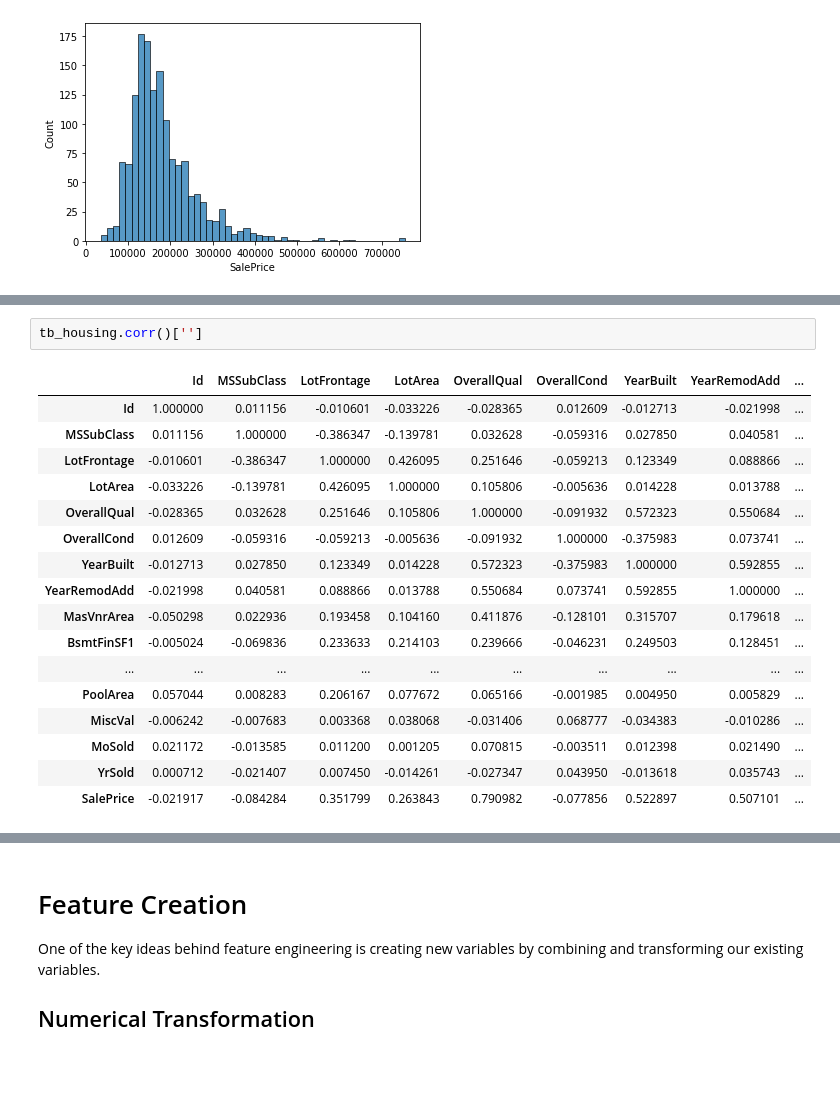
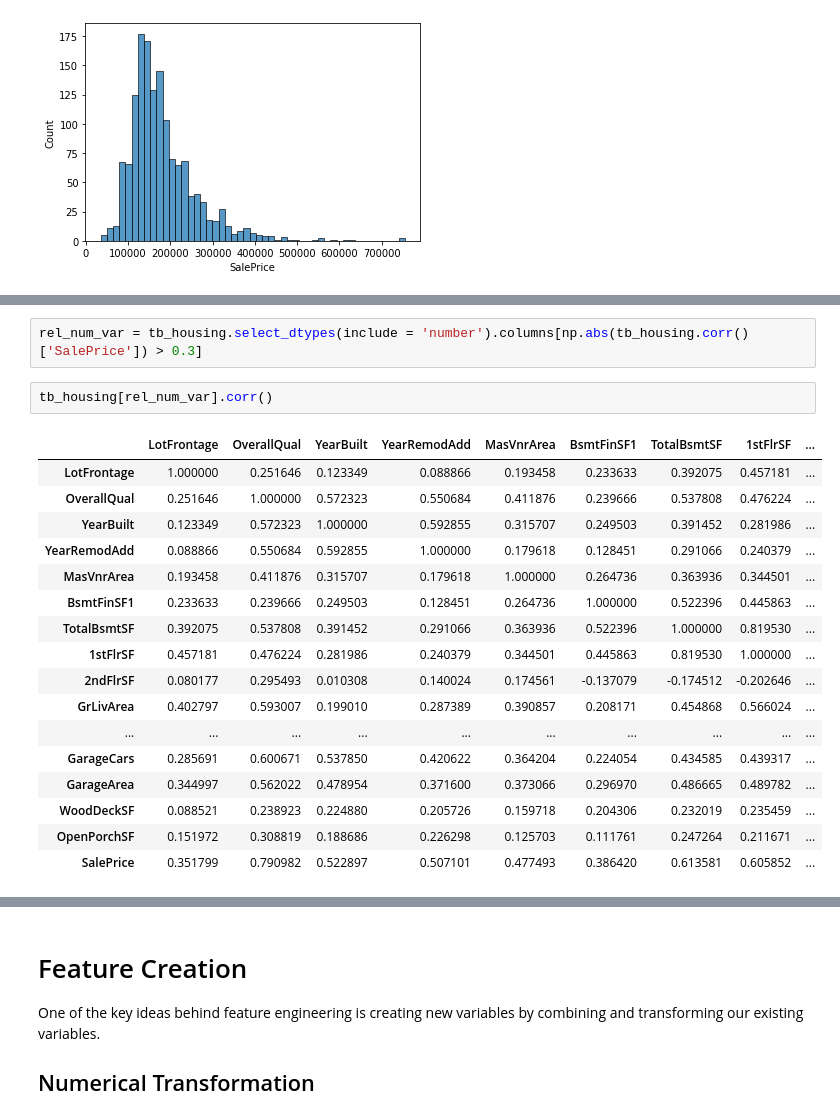
Before and after one commit to pedroteche-ih/DAFT_MEX_202209, a Jupyter notebook: Feature Engineering.ipynb, the cells around one changed output, grey strips where cells are left out. Saved outputs shown, nothing was run; the diff lists cells and outputs as text; blank space fills up the shorter version.

```diff
--- a/Feature Engineering.ipynb
+++ b/Feature Engineering.ipynb
@@ -46,20 +58,22 @@ sns.histplot(data = tb_housing, x = 'SalePrice')
+# %%
+rel_num_var = tb_housing.select_dtypes(include = 'number').columns[np.abs(tb_housing.corr()['SalePrice']) > 0.3]
 # %%
-tb_housing.corr()['']
+tb_housing[rel_num_var].corr()
 # %% [output]
-|  | Id | MSSubClass | LotFrontage | LotArea | OverallQual | OverallCond | YearBuilt | YearRemodAdd | ... |
-| Id | 1.000000 | 0.011156 | -0.010601 | -0.033226 | -0.028365 | 0.012609 | -0.012713 | -0.021998 | ... |
-| MSSubClass | 0.011156 | 1.000000 | -0.386347 | -0.139781 | 0.032628 | -0.059316 | 0.027850 | 0.040581 | ... |
-| LotFrontage | -0.010601 | -0.386347 | 1.000000 | 0.426095 | 0.251646 | -0.059213 | 0.123349 | 0.088866 | ... |
-| LotArea | -0.033226 | -0.139781 | 0.426095 | 1.000000 | 0.105806 | -0.005636 | 0.014228 | 0.013788 | ... |
-| OverallQual | -0.028365 | 0.032628 | 0.251646 | 0.105806 | 1.000000 | -0.091932 | 0.572323 | 0.550684 | ... |
-| OverallCond | 0.012609 | -0.059316 | -0.059213 | -0.005636 | -0.091932 | 1.000000 | -0.375983 | 0.073741 | ... |
-| YearBuilt | -0.012713 | 0.027850 | 0.123349 | 0.014228 | 0.572323 | -0.375983 | 1.000000 | 0.592855 | ... |
-| YearRemodAdd | -0.021998 | 0.040581 | 0.088866 | 0.013788 | 0.550684 | 0.073741 | 0.592855 | 1.000000 | ... |
-| MasVnrArea | -0.050298 | 0.022936 | 0.193458 | 0.104160 | 0.411876 | -0.128101 | 0.315707 | 0.179618 | ... |
-| BsmtFinSF1 | -0.005024 | -0.069836 | 0.233633 | 0.214103 | 0.239666 | -0.046231 | 0.249503 | 0.128451 | ... |
+|  | LotFrontage | OverallQual | YearBuilt | YearRemodAdd | MasVnrArea | BsmtFinSF1 | TotalBsmtSF | 1stFlrSF | ... |
+| LotFrontage | 1.000000 | 0.251646 | 0.123349 | 0.088866 | 0.193458 | 0.233633 | 0.392075 | 0.457181 | ... |
+| OverallQual | 0.251646 | 1.000000 | 0.572323 | 0.550684 | 0.411876 | 0.239666 | 0.537808 | 0.476224 | ... |
+| YearBuilt | 0.123349 | 0.572323 | 1.000000 | 0.592855 | 0.315707 | 0.249503 | 0.391452 | 0.281986 | ... |
+| YearRemodAdd | 0.088866 | 0.550684 | 0.592855 | 1.000000 | 0.179618 | 0.128451 | 0.291066 | 0.240379 | ... |
+| MasVnrArea | 0.193458 | 0.411876 | 0.315707 | 0.179618 | 1.000000 | 0.264736 | 0.363936 | 0.344501 | ... |
+| BsmtFinSF1 | 0.233633 | 0.239666 | 0.249503 | 0.128451 | 0.264736 | 1.000000 | 0.522396 | 0.445863 | ... |
+| TotalBsmtSF | 0.392075 | 0.537808 | 0.391452 | 0.291066 | 0.363936 | 0.522396 | 1.000000 | 0.819530 | ... |
+| 1stFlrSF | 0.457181 | 0.476224 | 0.281986 | 0.240379 | 0.344501 | 0.445863 | 0.819530 | 1.000000 | ... |
+| 2ndFlrSF | 0.080177 | 0.295493 | 0.010308 | 0.140024 | 0.174561 | -0.137079 | -0.174512 | -0.202646 | ... |
+| GrLivArea | 0.402797 | 0.593007 | 0.199010 | 0.287389 | 0.390857 | 0.208171 | 0.454868 | 0.566024 | ... |
 | ... | ... | ... | ... | ... | ... | ... | ... | ... | ... |
-| PoolArea | 0.057044 | 0.008283 | 0.206167 | 0.077672 | 0.065166 | -0.001985 | 0.004950 | 0.005829 | ... |
-| MiscVal | -0.006242 | -0.007683 | 0.003368 | 0.038068 | -0.031406 | 0.068777 | -0.034383 | -0.010286 | ... |
-| MoSold | 0.021172 | -0.013585 | 0.011200 | 0.001205 | 0.070815 | -0.003511 | 0.012398 | 0.021490 | ... |
-| YrSold | 0.000712 | -0.021407 | 0.007450 | -0.014261 | -0.027347 | 0.043950 | -0.013618 | 0.035743 | ... |
-| SalePrice | -0.021917 | -0.084284 | 0.351799 | 0.263843 | 0.790982 | -0.077856 | 0.522897 | 0.507101 | ... |
+| GarageCars | 0.285691 | 0.600671 | 0.537850 | 0.420622 | 0.364204 | 0.224054 | 0.434585 | 0.439317 | ... |
+| GarageArea | 0.344997 | 0.562022 | 0.478954 | 0.371600 | 0.373066 | 0.296970 | 0.486665 | 0.489782 | ... |
+| WoodDeckSF | 0.088521 | 0.238923 | 0.224880 | 0.205726 | 0.159718 | 0.204306 | 0.232019 | 0.235459 | ... |
+| OpenPorchSF | 0.151972 | 0.308819 | 0.188686 | 0.226298 | 0.125703 | 0.111761 | 0.247264 | 0.211671 | ... |
+| SalePrice | 0.351799 | 0.790982 | 0.522897 | 0.507101 | 0.477493 | 0.386420 | 0.613581 | 0.605852 | ... |
```
Also changed, not shown: parts of 39 cells of this notebook.
